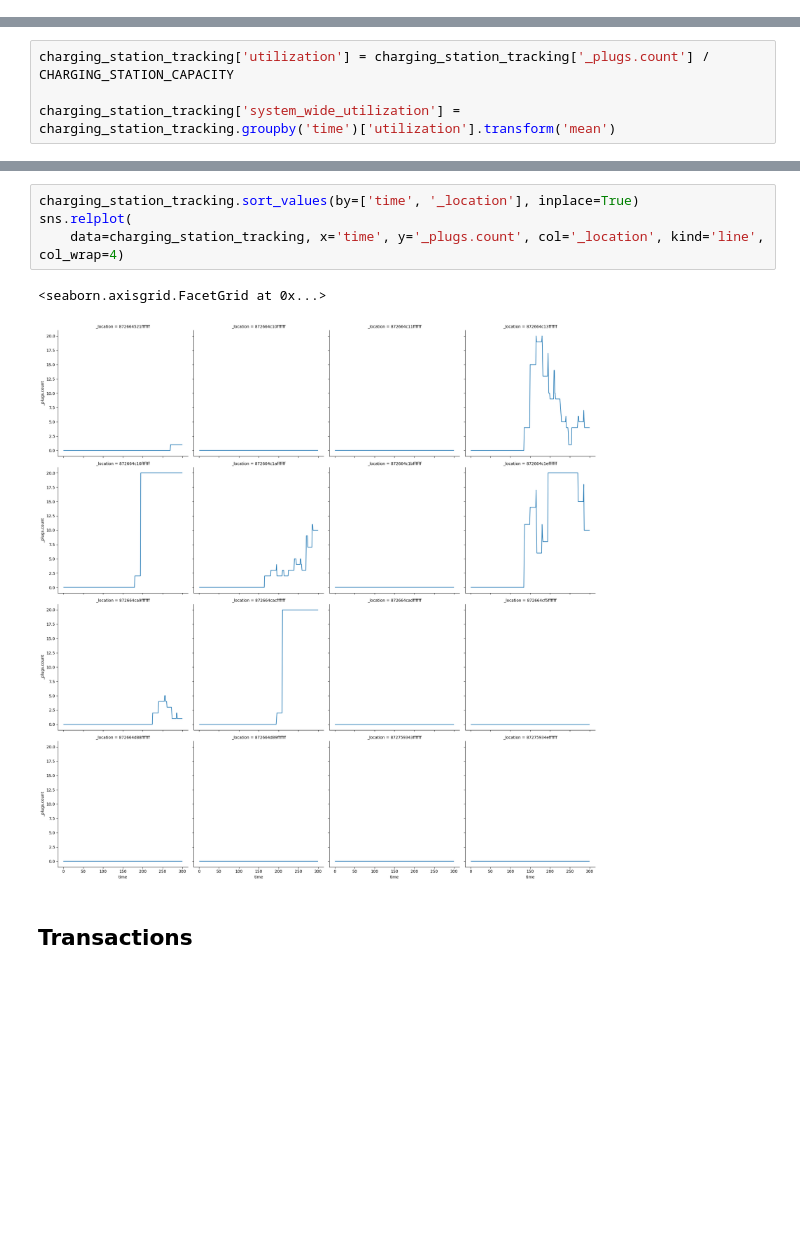
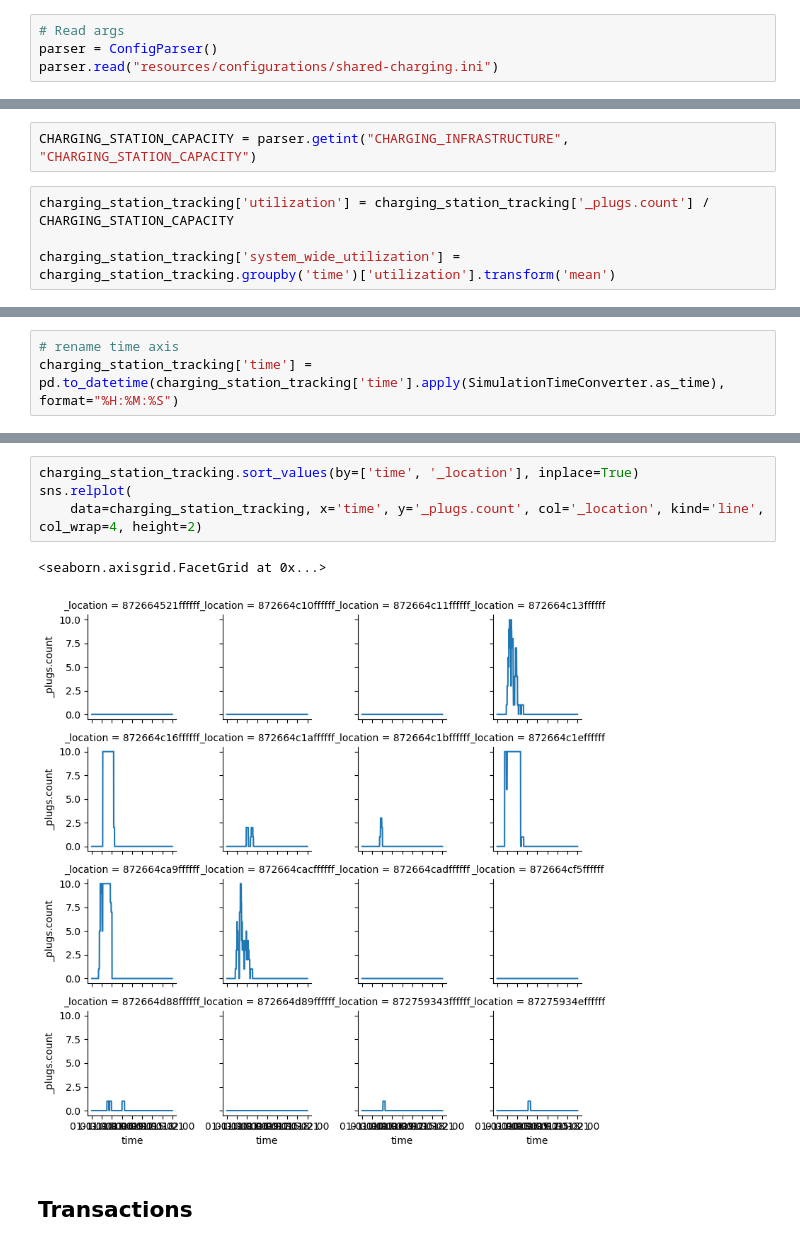
Before and after one commit to IS3UniCologne/urban-mobility-simulation, a Jupyter notebook: resources/scripts/simulation_analysis/shared_charging.ipynb, the cells around one changed output, grey strips where cells are left out. Saved outputs shown, nothing was run; the diff lists cells and outputs as text; blank space fills up the shorter version.

```diff
--- a/resources/scripts/simulation_analysis/shared_charging.ipynb
+++ b/resources/scripts/simulation_analysis/shared_charging.ipynb
@@ -17,0 +20,4 @@ os.getcwd()
+# %%
+# Read args
+parser = ConfigParser()
+parser.read("resources/configurations/shared-charging.ini")
@@ -110,3 +111,5 @@ CHARGING_STATION_CAPACITY = 20
+# %%
+CHARGING_STATION_CAPACITY = parser.getint("CHARGING_INFRASTRUCTURE", "CHARGING_STATION_CAPACITY")
 # %%
 charging_station_tracking['utilization'] = charging_station_tracking['_plugs.count'] / CHARGING_STATION_CAPACITY
 
@@ -118,0 +117,3 @@ sns.lineplot(data=charging_station_tracking, x='time', y='system_wide_utilizatio
+# %%
+# rename time axis
+charging_station_tracking['time'] = pd.to_datetime(charging_station_tracking['time'].apply(SimulationTimeConverter.as_time), format="%H:%M:%S")
@@ -119,10 +129,10 @@ sns.lineplot(data=charging_station_tracking, x='time', y='system_wide_utilizatio
 # %%
 charging_station_tracking.sort_values(by=['time', '_location'], inplace=True)
 sns.relplot(
-    data=charging_station_tracking, x='time', y='_plugs.count', col='_location', kind='line', col_wrap=4)
+    data=charging_station_tracking, x='time', y='_plugs.count', col='_location', kind='line', col_wrap=4, height=2)
 # %% [output]
 <seaborn.axisgrid.FacetGrid at 0x...>
-[figure, old version]
+[figure, new version]
 # %% [markdown]
 ## Transactions
 # %%
```
Also changed, not shown: parts of 28 cells of this notebook, 5 other files.
